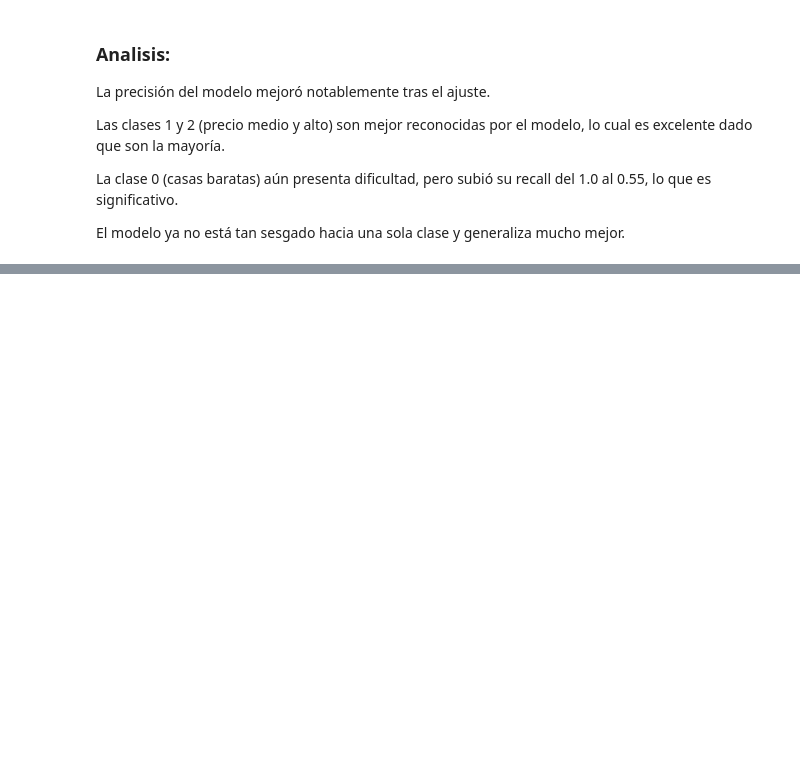
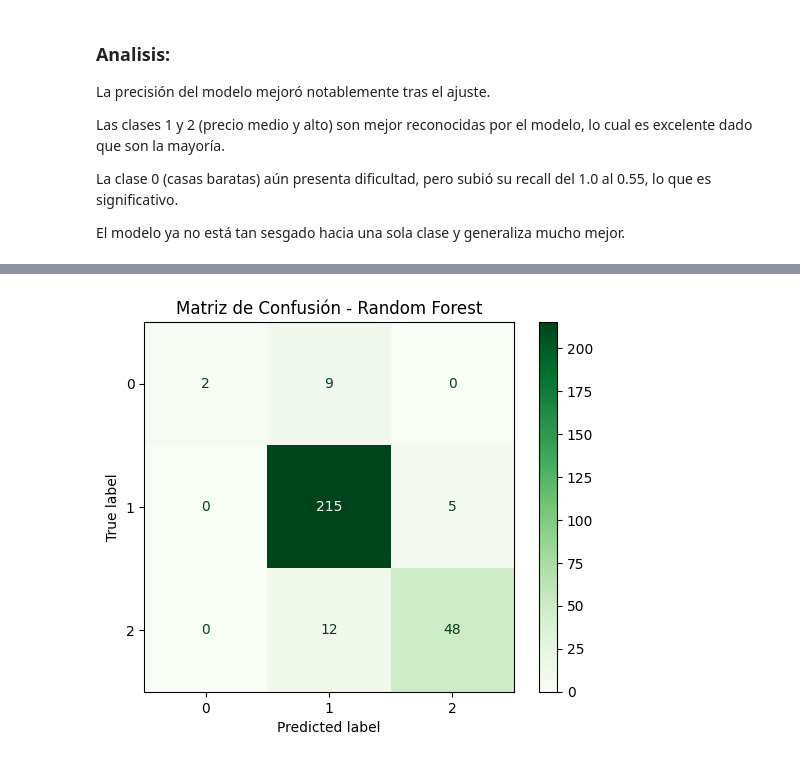
Before and after one commit to DiegoLinares11/Modelos-de-Regresion-Lineal, a Jupyter notebook: Entrega3/NaiveBayes.ipynb, the cells around one changed output, grey strips where cells are left out. Saved outputs shown, nothing was run; the diff lists cells and outputs as text; code cells hidden in the pictures; blank space fills up the shorter version.

```diff
--- a/Entrega3/NaiveBayes.ipynb
+++ b/Entrega3/NaiveBayes.ipynb
@@ -864,0 +1002,9 @@ El tuning con GridSearchCV permitió encontrar un valor óptimo de suavizado par
+# %%
+# Random Forest
+cm_rf = confusion_matrix(Y_test, rf_pred)
+disp_rf = ConfusionMatrixDisplay(confusion_matrix=cm_rf, display_labels=model.classes_)
+disp_rf.plot(cmap="Greens")
+plt.title("Matriz de Confusión - Random Forest")
+plt.show()
+# %% [output]
+[figure, added]
```
Also changed, not shown: parts of 12 cells of this notebook.
